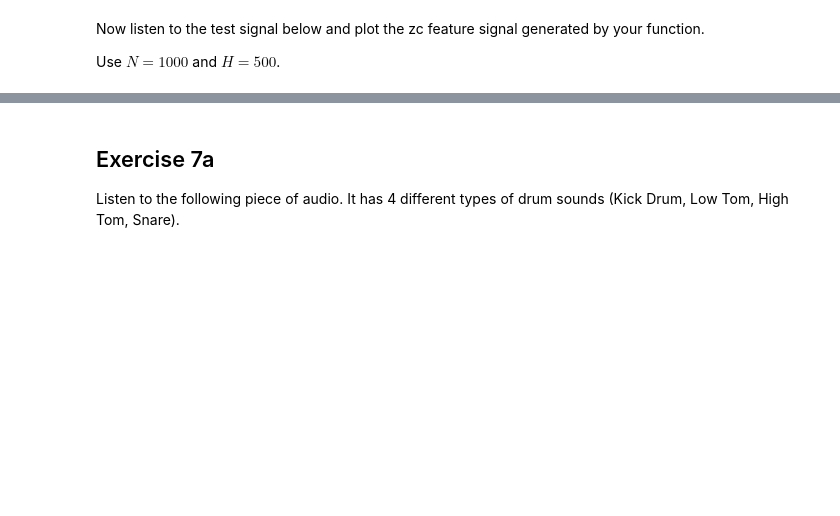
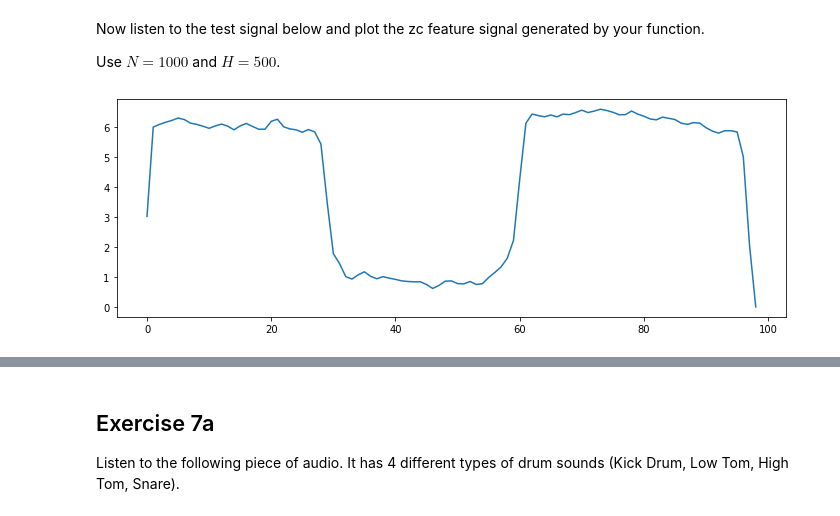
Before and after one commit to jmftrindade/digital_music_processing, a Jupyter notebook: 2_classifier/pset2.ipynb, the cells around one changed output, grey strips where cells are left out. Cells and saved outputs as stored; diff of their text form; code cells hidden in the pictures; blank space fills up the shorter version.

```diff
--- a/2_classifier/pset2.ipynb
+++ b/2_classifier/pset2.ipynb
@@ -122,0 +188,3 @@ def num_zerocrossings(x) :
+# %%
+def num_zerocrossings(x) :
+    return len(np.where(np.diff(np.sign(x)))[0])
@@ -136,3 +210,14 @@ def calc_zc(x, win_len, hop_size) :
+# %%
+def calc_zc(x, win_len, hop_size) :
+    # pad the original sound at the beginning to get centered windows:
+    x2 = np.pad(x, int(win_len/2), mode='constant')
+    M = int(np.ceil(len(x2) / hop_size))
+    m = np.zeros(M)
+    for i in range(M):
+        m[i] = num_zerocrossings(x2[i*hop_size:i*hop_size+win_len])
+
+    # normalized
+    return m / (M*1.0)
 # %% [markdown]
 Now listen to the test signal below and plot the zc feature signal generated by your function.
 
@@ -140,3 +225,10 @@ Use $N = 1000$ and $H = 500$.
 # %%
 x6 = fmp.load_wav("audio/zc_test.wav")
 fs = 22050
+
+zc = calc_zc(x6, 1000, 500)
+plt.plot(zc)
+plt.show()
+ipd.Audio(x6, rate=fs)
+# %% [output]
+[figure, added]
```
Also changed, not shown: parts of 25 cells of this notebook, 2 other files.
